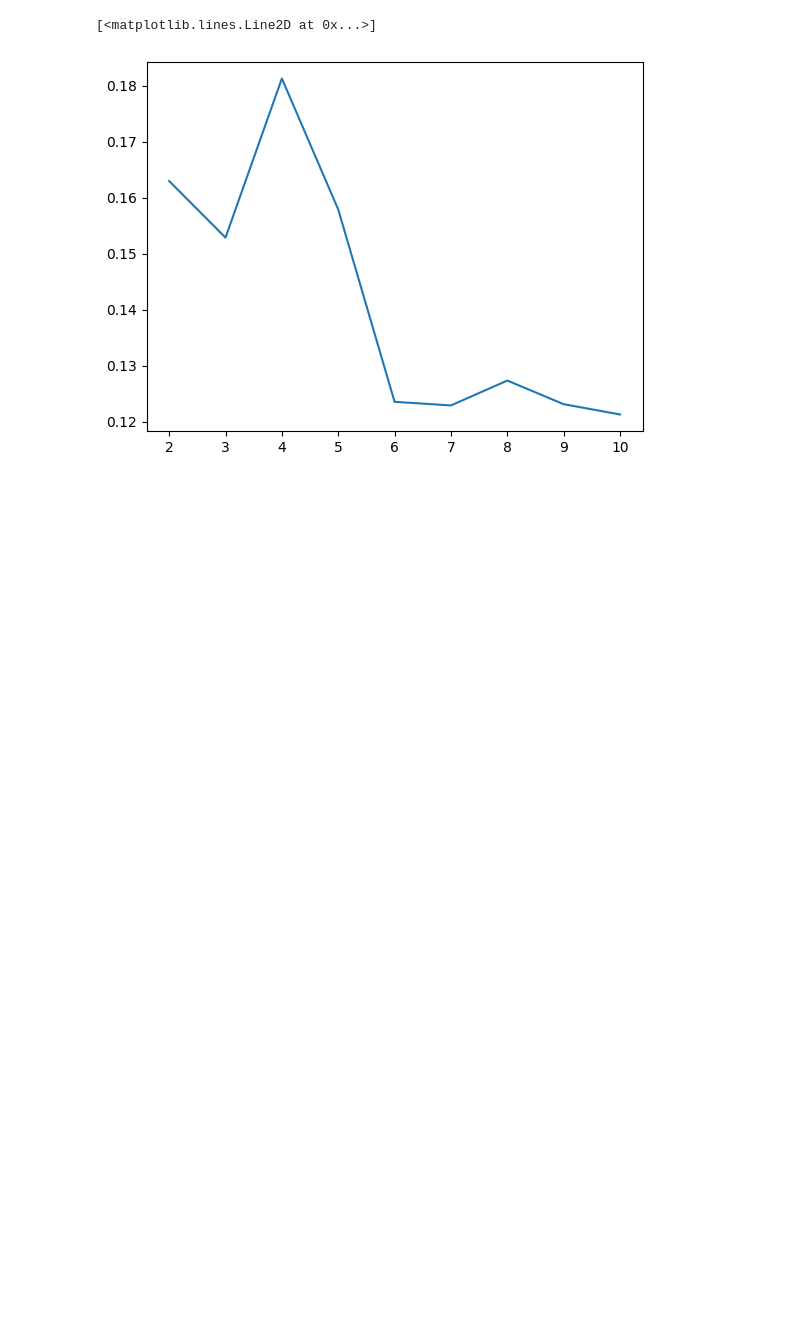
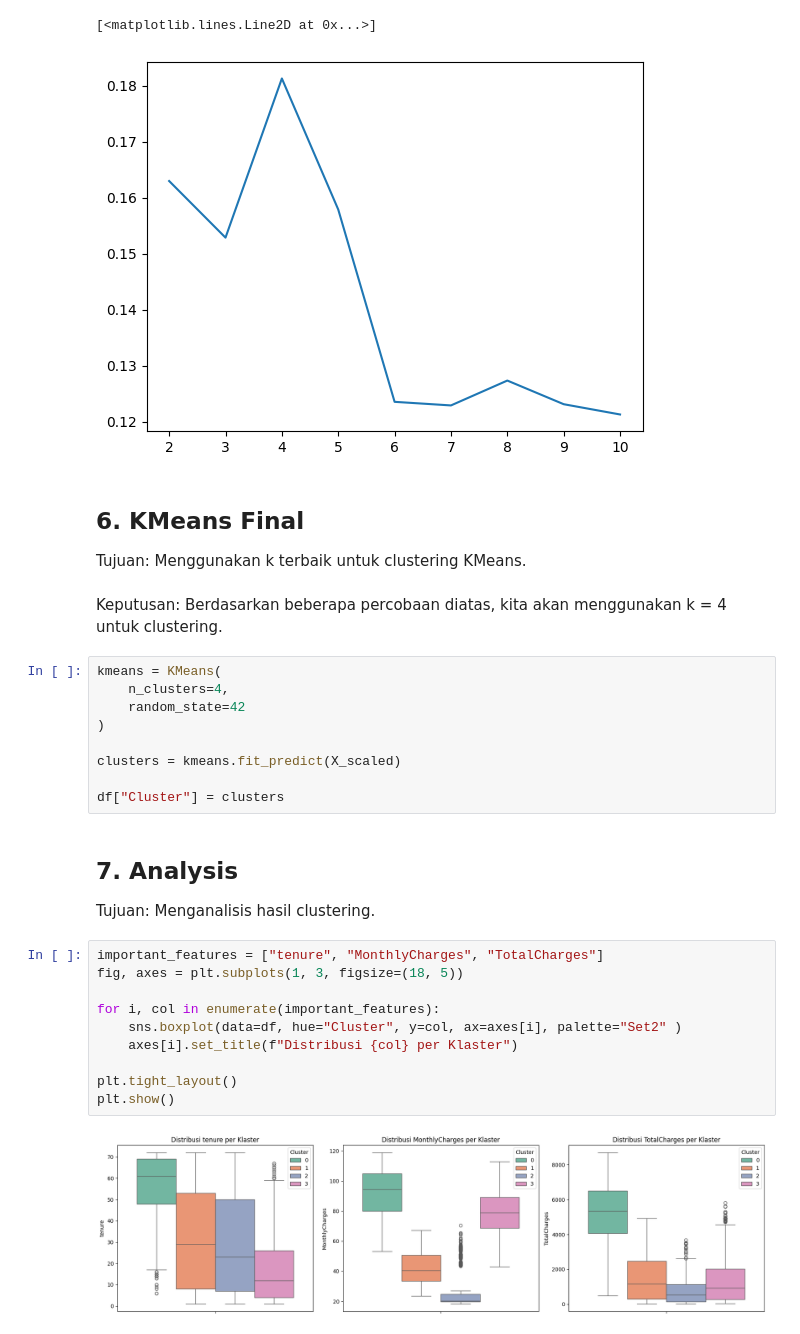
Before and after one commit to RyannPy/customer-intelligence-platform, a Jupyter notebook: notebooks/03_customer_segmentation.ipynb, the cells around one changed output. Cells and saved outputs as stored; diff of their text form; blank space fills up the shorter version.

Commit message:
feat: CS - KMeans final dan analisis

```diff
--- a/notebooks/03_customer_segmentation.ipynb
+++ b/notebooks/03_customer_segmentation.ipynb
@@ -91,3 +91,32 @@ plt.plot(range(2,11), scores)
 # %% [output]
 [<matplotlib.lines.Line2D at 0x...>]
 [figure]
+# %% [markdown]
+## 6. KMeans Final
+Tujuan: Menggunakan k terbaik untuk clustering KMeans.
+# %% [markdown]
+Keputusan: Berdasarkan beberapa percobaan diatas, kita akan menggunakan k = 4 untuk clustering.
+# %%
+kmeans = KMeans(
+    n_clusters=4,
+    random_state=42
+)
+
+clusters = kmeans.fit_predict(X_scaled)
+
+df["Cluster"] = clusters
+# %% [markdown]
+## 7. Analysis
+Tujuan: Menganalisis hasil clustering.
+# %%
+important_features = ["tenure", "MonthlyCharges", "TotalCharges"]
+fig, axes = plt.subplots(1, 3, figsize=(18, 5))
+
+for i, col in enumerate(important_features):
+    sns.boxplot(data=df, hue="Cluster", y=col, ax=axes[i], palette="Set2" )
+    axes[i].set_title(f"Distribusi {col} per Klaster")
+
+plt.tight_layout()
+plt.show()
+# %% [output]
+[figure, added]
```
Also changed, not shown: parts of 3 cells of this notebook, 1 other file.
